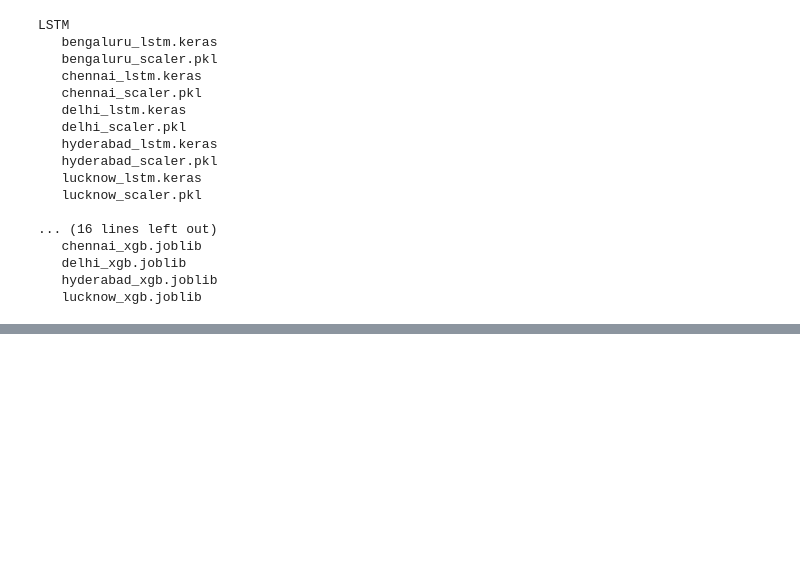
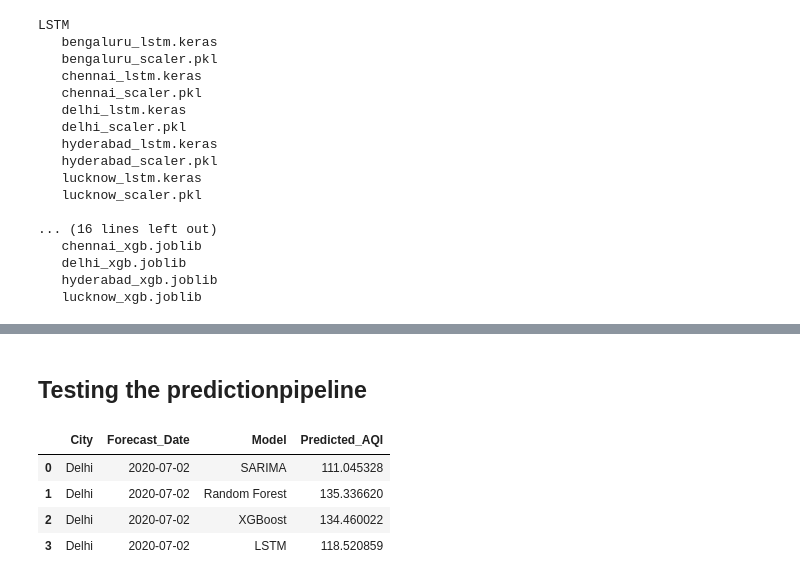
Before and after one commit to hammadhussain0811-crypto/AQI-Forecasting-System, a Jupyter notebook: notebooks/01_eda.ipynb, the cells around one changed output, grey strips where cells are left out. Cells and saved outputs as stored; diff of their text form; code cells hidden in the pictures; blank space fills up the shorter version.

Commit message:
Implement multi-city AQI prediction pipeline

```diff
--- a/notebooks/01_eda.ipynb
+++ b/notebooks/01_eda.ipynb
@@ -1571,0 +1604,18 @@ LSTM
+# %% [markdown]
+## Testing the predictionpipeline
+# %%
+from src.prediction.predict import predict_all_models
+
+# Test Delhi prediction
+delhi_predictions = predict_all_models(
+    city="Delhi",
+    daily_data=city_data["Delhi"]
+)
+
+display(delhi_predictions)
+# %% [output]
+|  | City | Forecast_Date | Model | Predicted_AQI |
+| 0 | Delhi | 2020-07-02 | SARIMA | 111.045328 |
+| 1 | Delhi | 2020-07-02 | Random Forest | 135.336620 |
+| 2 | Delhi | 2020-07-02 | XGBoost | 134.460022 |
+| 3 | Delhi | 2020-07-02 | LSTM | 118.520859 |
```
Also changed, not shown: parts of 4 cells of this notebook, 4 other files.
